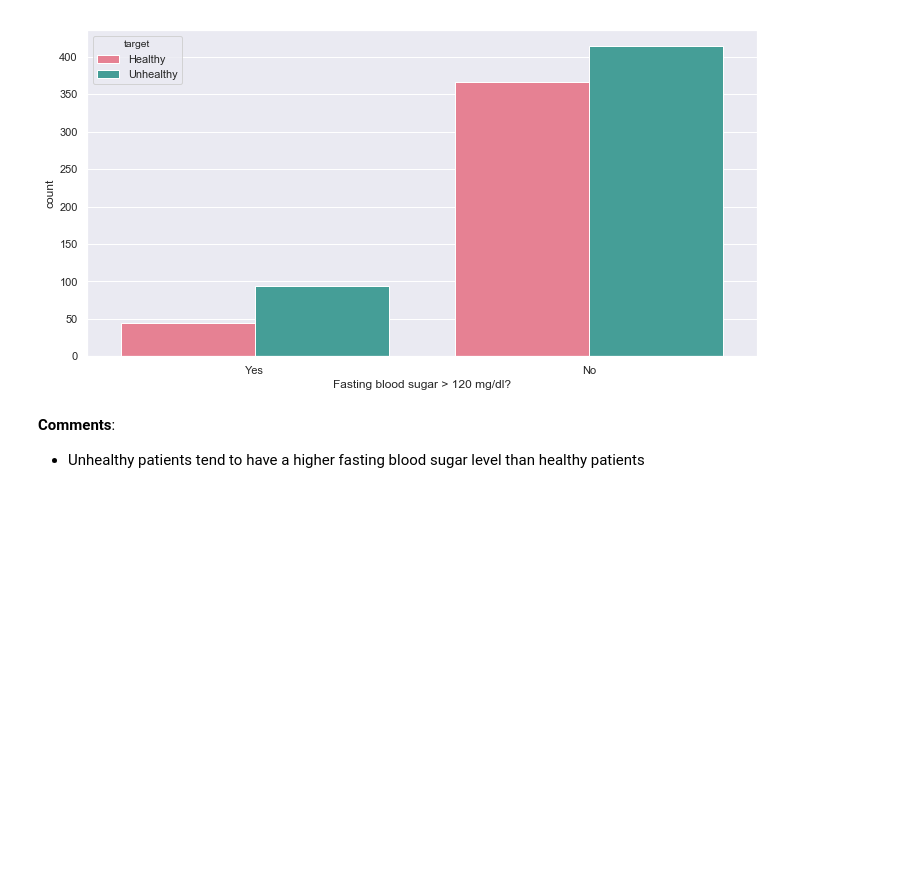
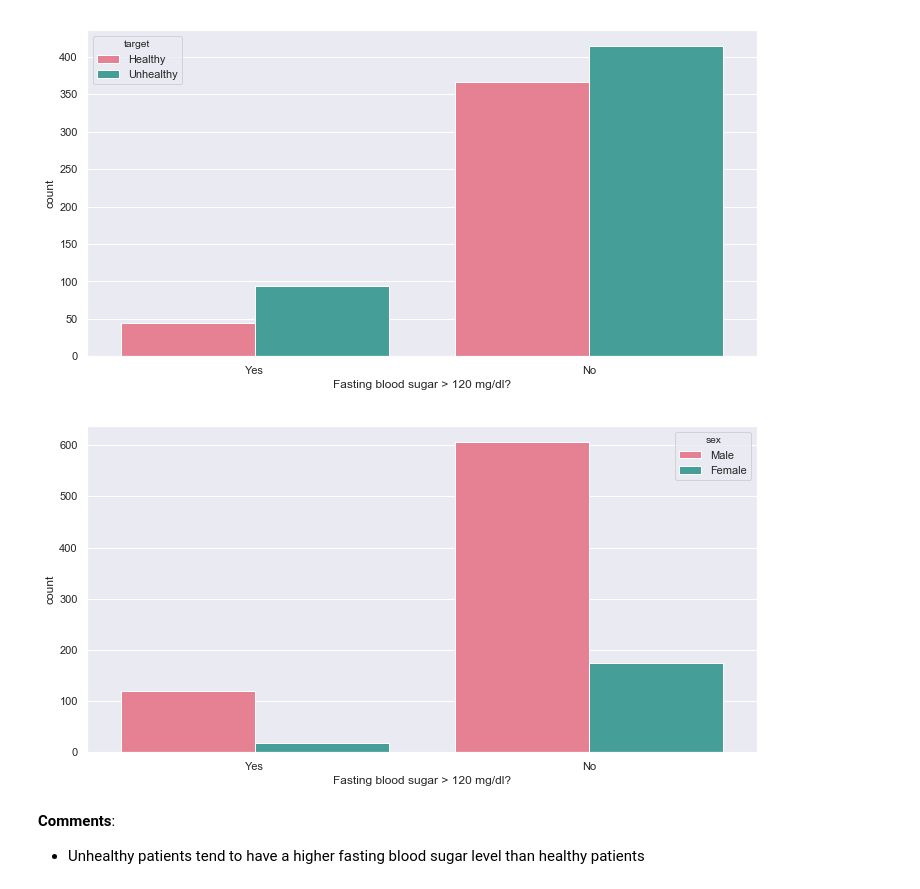
Before and after one commit to dimitraz/medical-data, a Jupyter notebook: Data Wrangling 2.ipynb, the cells around one changed output. Cells and saved outputs as stored; diff of their text form; code cells hidden in the pictures; blank space fills up the shorter version.

```diff
--- a/Data Wrangling 2.ipynb
+++ b/Data Wrangling 2.ipynb
@@ -550,6 +550,15 @@ ax.set_xlabel("Fasting blood sugar > 120 mg/dl?")
 plt.show()
 # %% [output]
 [figure]
+# %%
+data = df.copy()
+data['fast_blood_sugar'] = data['fast_blood_sugar'].replace({0: 'No', 1: 'Yes'})
+data['sex'] = data['sex'].replace({0: 'Female', 1: 'Male'})
+ax = sns.countplot(x="fast_blood_sugar", hue="sex", data=data, palette="husl")
+ax.set_xlabel("Fasting blood sugar > 120 mg/dl?")
+plt.show()
+# %% [output]
+[figure, added]
 # %% [markdown]
 **Comments**:
 * Unhealthy patients tend to have a higher fasting blood sugar level than healthy patients
```
Also changed, not shown: parts of 12 cells of this notebook.
